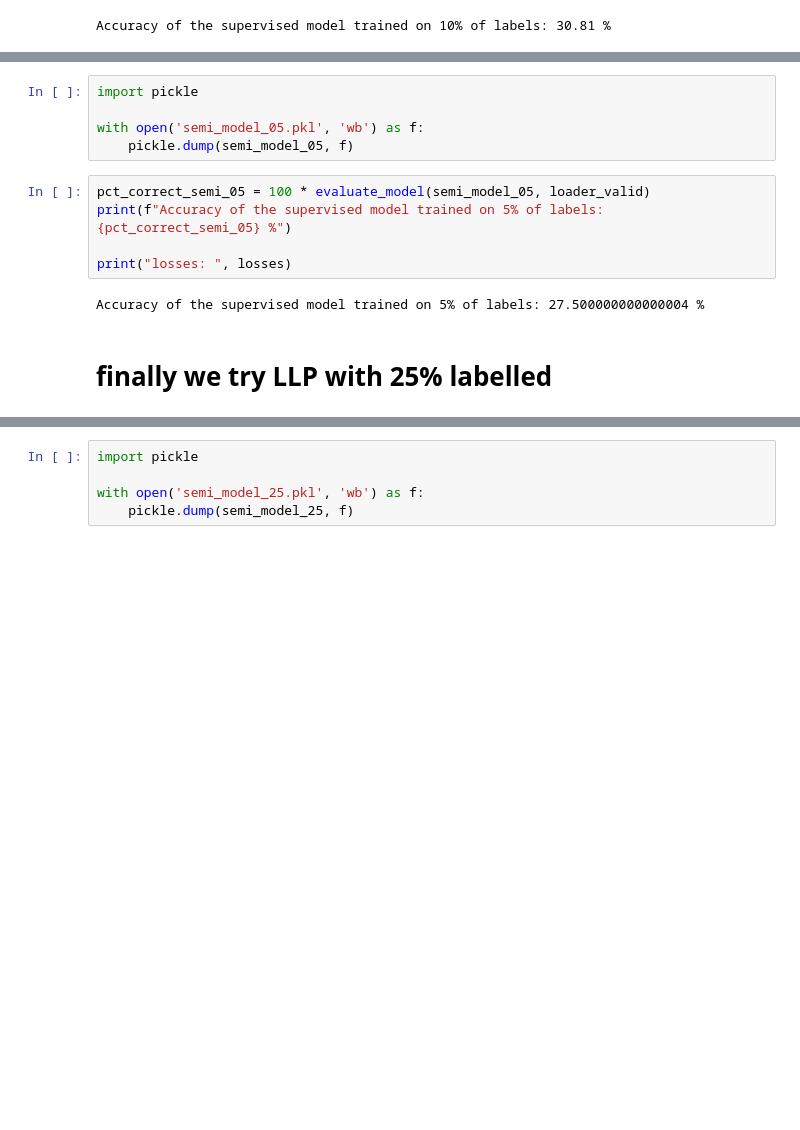
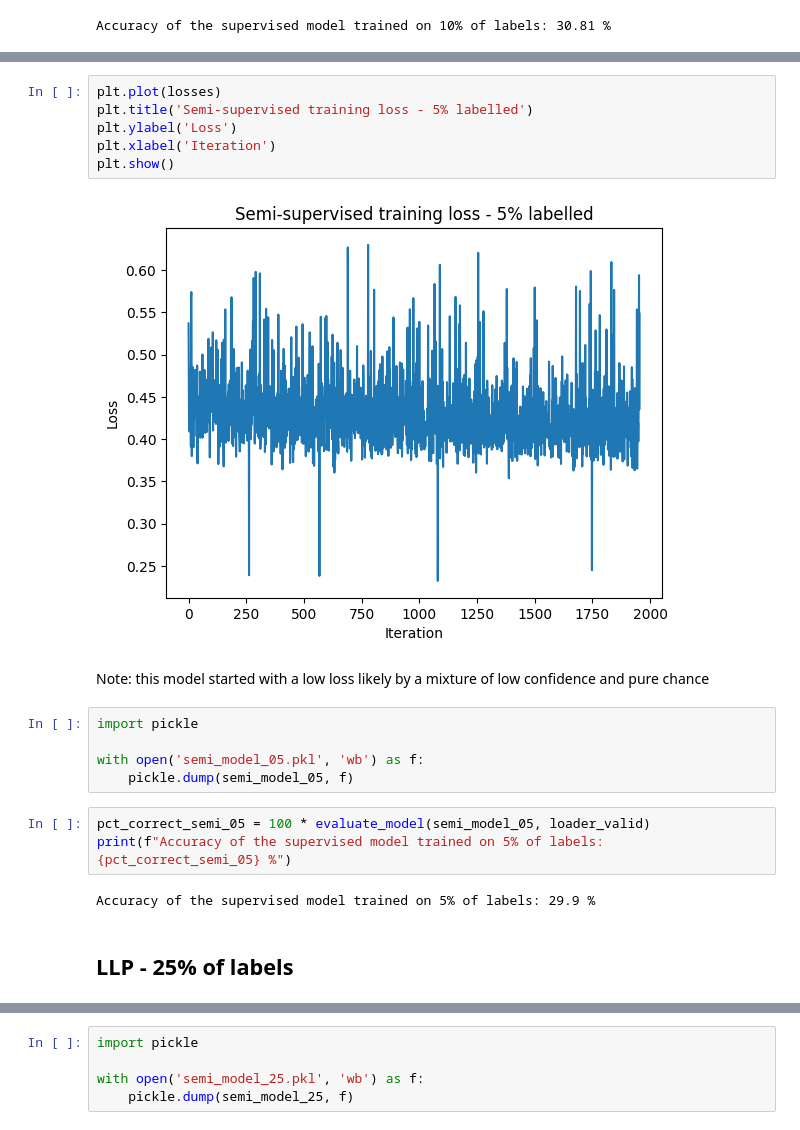
Before and after one commit to bill-l1/semi-supervised-cnn, a Jupyter notebook: cs484_final.ipynb, the cells around one changed output, grey strips where cells are left out. Cells and saved outputs as stored; diff of their text form; blank space fills up the shorter version.

```diff
--- a/cs484_final.ipynb
+++ b/cs484_final.ipynb
@@ -627,3 +646,13 @@ Epoch 5/10, Loss: 0.5004
+# %%
+plt.plot(losses)
+plt.title('Semi-supervised training loss - 5% labelled')
+plt.ylabel('Loss')
+plt.xlabel('Iteration')
+plt.show()
+# %% [output]
+[figure, added]
+# %% [markdown]
+Note: this model started with a low loss likely by a mixture of low confidence and pure chance
 # %%
 import pickle
 
@@ -632,12 +661,10 @@ with open('semi_model_05.pkl', 'wb') as f:
 # %%
 pct_correct_semi_05 = 100 * evaluate_model(semi_model_05, loader_valid)
 print(f"Accuracy of the supervised model trained on 5% of labels: {pct_correct_semi_05} %")
-
-print("losses: ", losses)
 # %% [output]
-Accuracy of the supervised model trained on 5% of labels: 27.500000000000004 %
+Accuracy of the supervised model trained on 5% of labels: 29.9 %
 # %% [markdown]
-# finally we try LLP with 25% labelled
+## LLP - 25% of labels
 # %%
 criterion = nn.CrossEntropyLoss(reduction='none')
 clustering_criterion = KMeansClusteringLoss()
```
Also changed, not shown: parts of 27 cells of this notebook.
